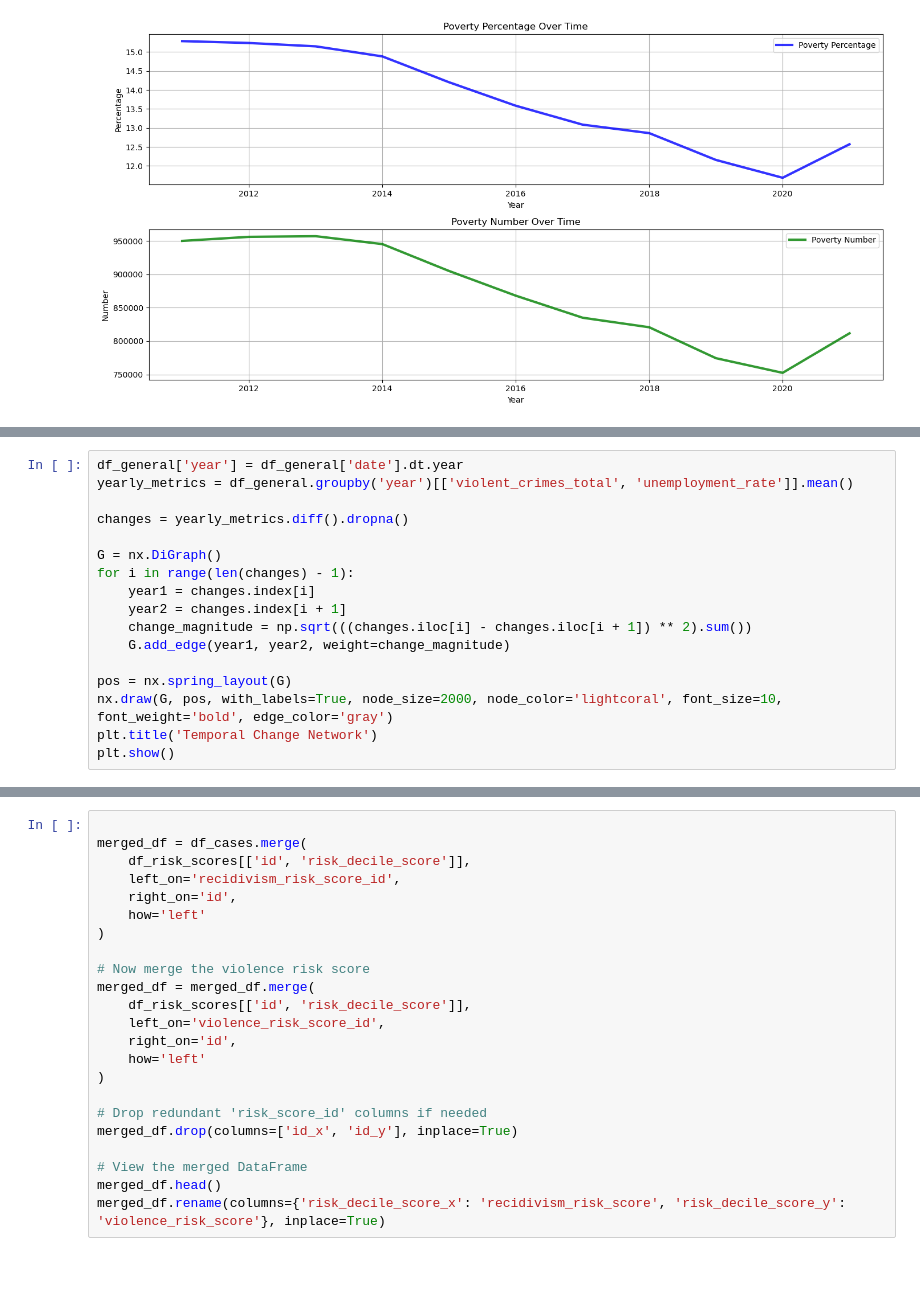
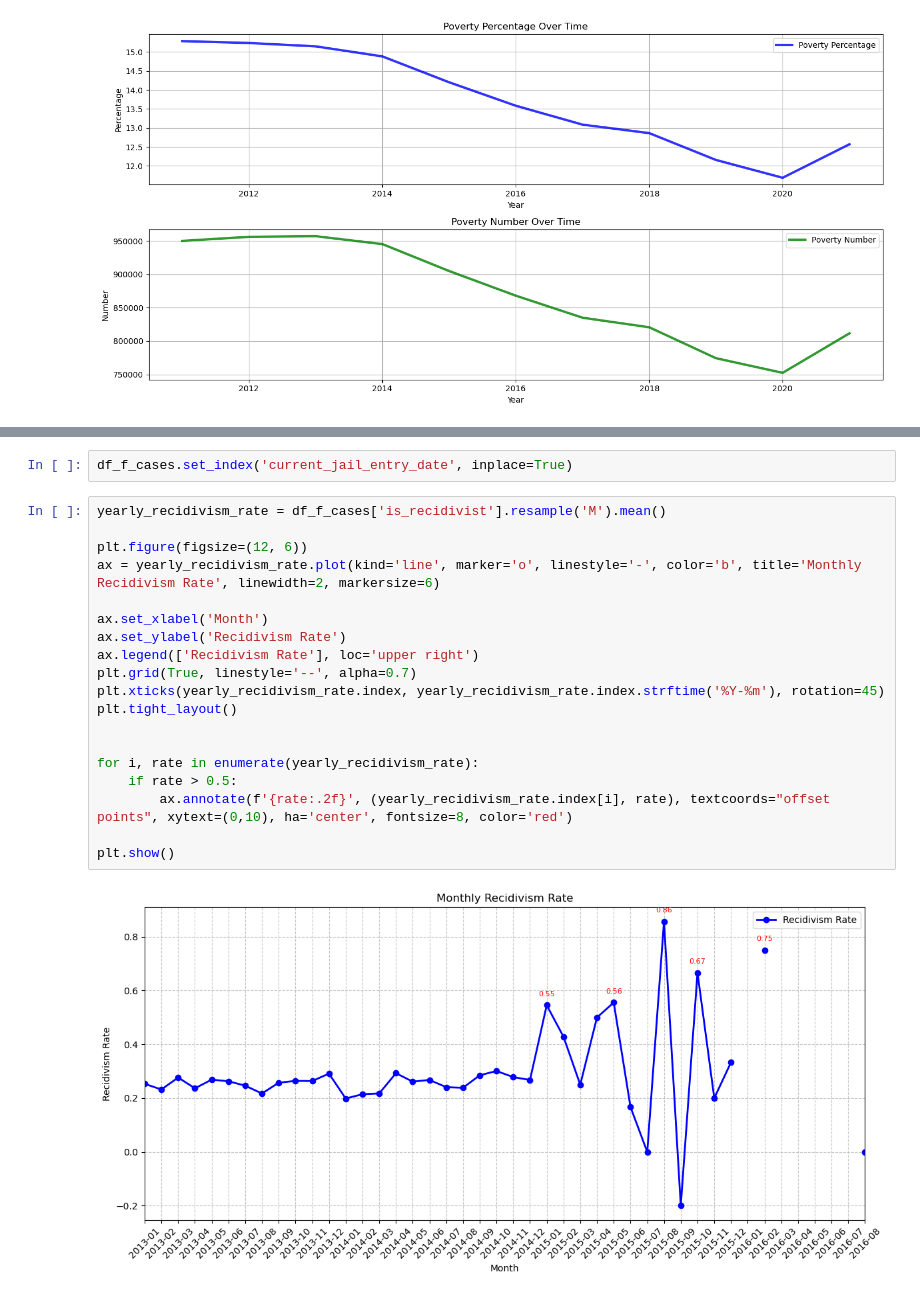
Before and after one commit to SalehMk0/Recidivism-Radar, a Jupyter notebook: time_series.ipynb, the cells around one changed output, grey strips where cells are left out. Drawn from its saved outputs; the diff is of its cells as text; blank space fills up the shorter version.

```diff
--- a/time_series.ipynb
+++ b/time_series.ipynb
@@ -292,17 +178,0 @@ plt.show()
-# %%
-df_general['year'] = df_general['date'].dt.year
-yearly_metrics = df_general.groupby('year')[['violent_crimes_total', 'unemployment_rate']].mean()
-
-changes = yearly_metrics.diff().dropna()
-
-G = nx.DiGraph()
-for i in range(len(changes) - 1):
-    year1 = changes.index[i]
-    year2 = changes.index[i + 1]
-    change_magnitude = np.sqrt(((changes.iloc[i] - changes.iloc[i + 1]) ** 2).sum())
-    G.add_edge(year1, year2, weight=change_magnitude)
-
-pos = nx.spring_layout(G)
-nx.draw(G, pos, with_labels=True, node_size=2000, node_color='lightcoral', font_size=10, font_weight='bold', edge_color='gray')
-plt.title('Temporal Change Network')
-plt.show()
@@ -366,24 +195,24 @@ plt.show()
-# %%
-
-merged_df = df_cases.merge(
-    df_risk_scores[['id', 'risk_decile_score']],
-    left_on='recidivism_risk_score_id',
-    right_on='id',
-    how='left'
-)
-
-# Now merge the violence risk score
-merged_df = merged_df.merge(
-    df_risk_scores[['id', 'risk_decile_score']],
-    left_on='violence_risk_score_id',
-    right_on='id',
-    how='left'
-)
-
-# Drop redundant 'risk_score_id' columns if needed
-merged_df.drop(columns=['id_x', 'id_y'], inplace=True)
-
-# View the merged DataFrame
-merged_df.head()
-merged_df.rename(columns={'risk_decile_score_x': 'recidivism_risk_score', 'risk_decile_score_y': 'violence_risk_score'}, inplace=True)
+# %%
+df_f_cases.set_index('current_jail_entry_date', inplace=True)
+# %%
+yearly_recidivism_rate = df_f_cases['is_recidivist'].resample('M').mean()
+
+plt.figure(figsize=(12, 6))
+ax = yearly_recidivism_rate.plot(kind='line', marker='o', linestyle='-', color='b', title='Monthly Recidivism Rate', linewidth=2, markersize=6)
+
+ax.set_xlabel('Month')
+ax.set_ylabel('Recidivism Rate')
+ax.legend(['Recidivism Rate'], loc='upper right')
+plt.grid(True, linestyle='--', alpha=0.7)
+plt.xticks(yearly_recidivism_rate.index, yearly_recidivism_rate.index.strftime('%Y-%m'), rotation=45)
+plt.tight_layout()
+
+
+for i, rate in enumerate(yearly_recidivism_rate):
+    if rate > 0.5:
+        ax.annotate(f'{rate:.2f}', (yearly_recidivism_rate.index[i], rate), textcoords="offset points", xytext=(0,10), ha='center', fontsize=8, color='red')
+
+plt.show()
+# %% [output]
+[figure, added]
 # %%
```
Also changed, not shown: parts of 38 cells of this notebook, 3 other files.
